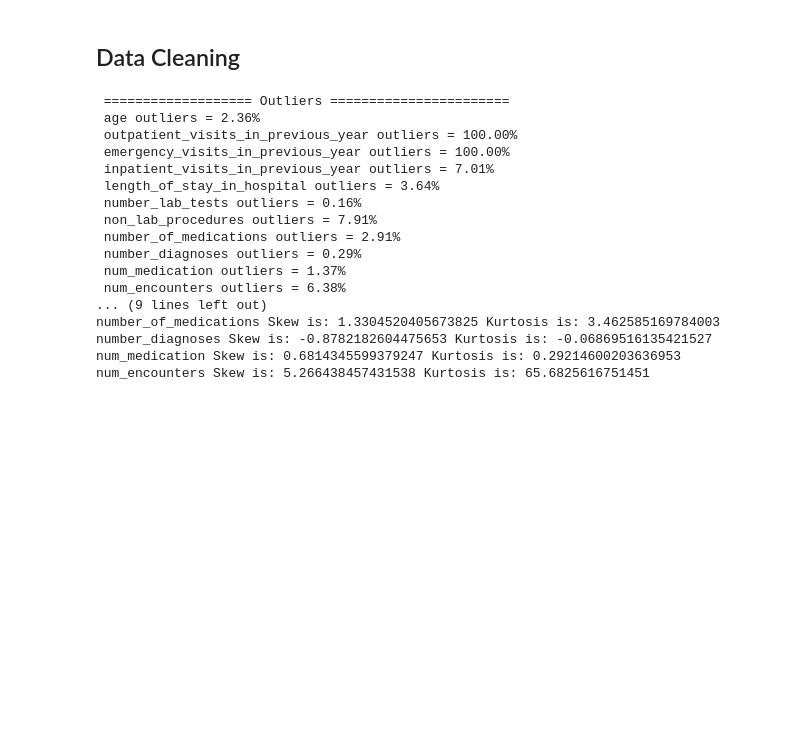
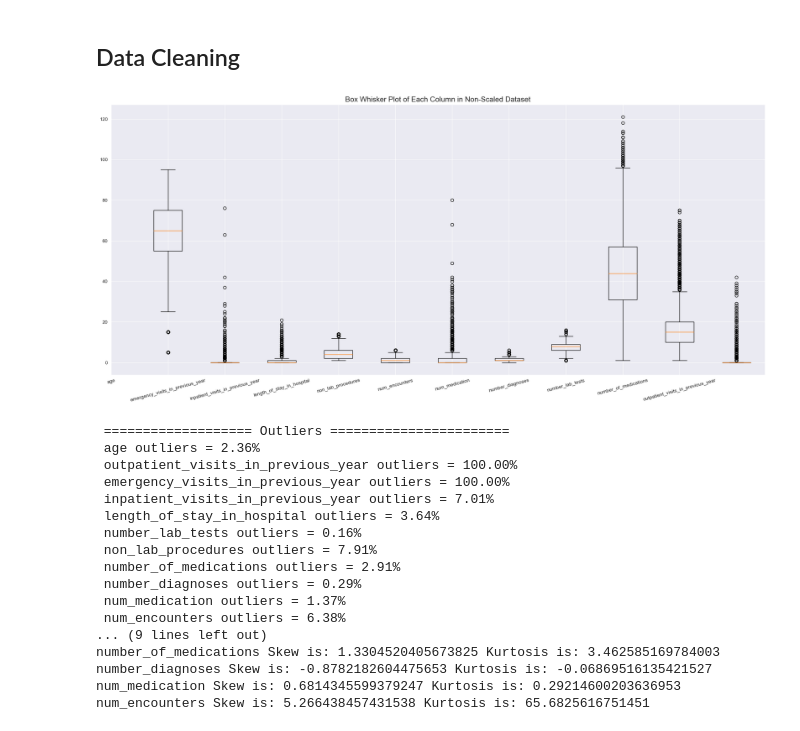
Before and after one commit to cmpnoah/Hospital_ML, a Jupyter notebook: Noah's data/Data_processing_pipeline.ipynb, the cells around one changed output. Cells and saved outputs as stored; diff of their text form; code cells hidden in the pictures; blank space fills up the shorter version.

```diff
--- a/Noah's data/Data_processing_pipeline.ipynb
+++ b/Noah's data/Data_processing_pipeline.ipynb
@@ -349,8 +349,30 @@ df['a1c_test_result']=df['a1c_test_result'].replace('>7','High')
 # Create NUMBER ENCOUNTERS
 df["num_encounters"] = df["outpatient_visits_in_previous_year"] + df["inpatient_visits_in_previous_year"] + df["emergency_visits_in_previous_year"]
 
+# Create a feature that has 1 if the medication of a diabetic person changed and 0 if not
+df["change_in_diabetic_med"] = ((df["change_in_meds_during_hospitalization"] == 1) & (df["prescribed_diabetes_meds"] == 1))
+
 # Drop PATIENT ID
 df.drop(columns=['patient_id'], inplace=True)
 # %% [markdown]
 ## Data Cleaning <a class="anchor" id="4"></a>
+# %%
+numerical = ['age', "outpatient_visits_in_previous_year", "emergency_visits_in_previous_year", "inpatient_visits_in_previous_year",
+             "length_of_stay_in_hospital", "number_lab_tests", "number_diagnoses", "num_medication"]
+
+# Change data types of categorial features to object
+categorical_features= ['race','is_male', 'has_insurance', 'admission_type', 'medical_specialty', 'healthy_heartrate', 'discharged_home',
+       'admission_source', 'primary_diagnosis', 'secondary_diagnosis', 'additional_diagnosis',
+       'glucose_test_result', 'a1c_test_result', 'change_in_meds_during_hospitalization', 'insulin_prescribed',
+       'metformin_prescribed', 'prescribed_diabetes_meds', "has_chronic_disease", "medication", 'glimepiride_prescribed', 'change_in_diabetic_med']
+df[categorical_features] = df[categorical_features].astype("object")
+
+num_feat = df[df.columns.difference(['patient_id'])].select_dtypes(include=[np.number])
+plt.figure(figsize=(24, 10))
+plt.boxplot([num_feat[col] for col in num_feat.columns])
+plt.title("Box Whisker Plot of Each Column in Non-Scaled Dataset", fontsize=15)
+plt.xticks(range(len(num_feat.columns.values)), num_feat.columns.values, rotation = 15)
+plt.show()
+# %% [output]
+[figure, added]
 # %%
```
Also changed, not shown: parts of 7 cells of this notebook, 1 other file.
